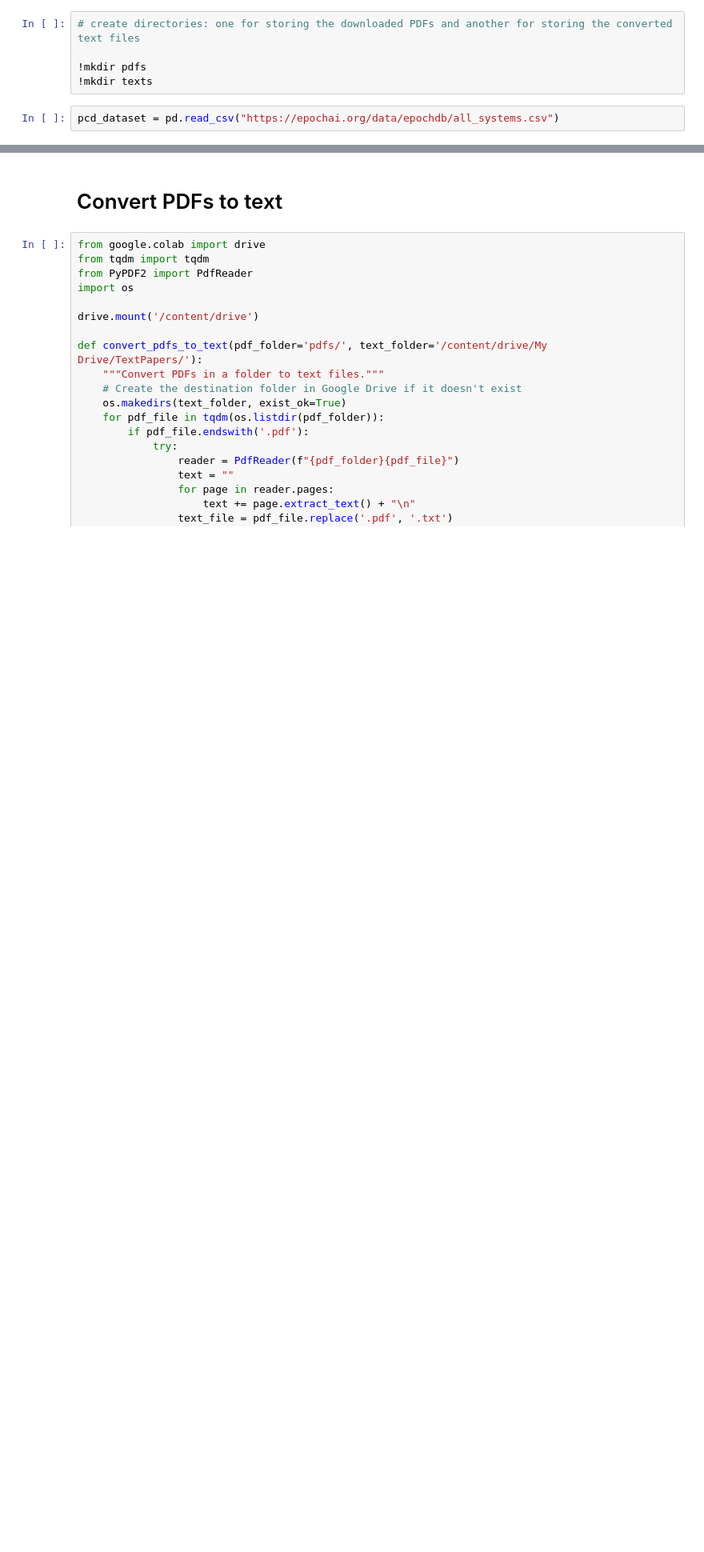
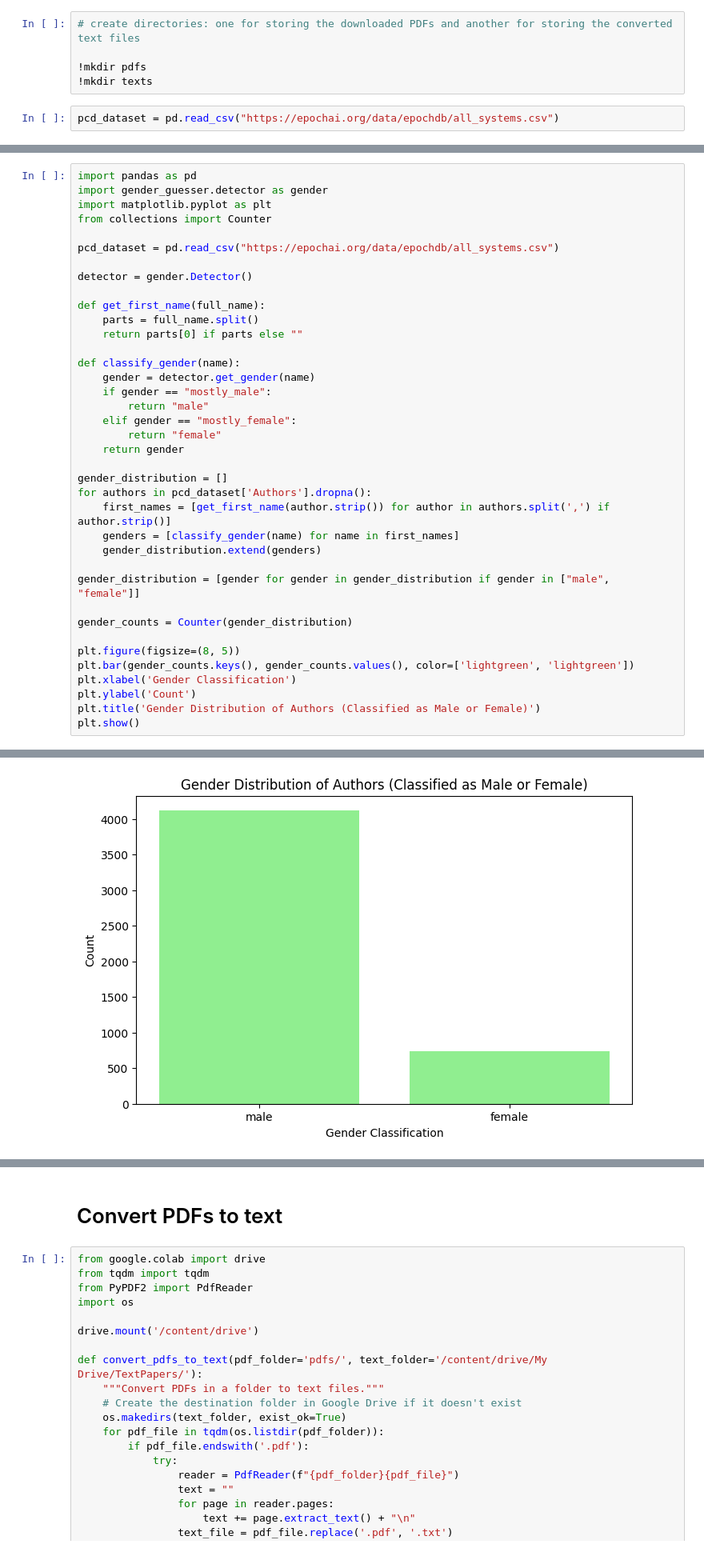
Before and after one commit to atrisovic/citation-study, a Jupyter notebook: Keyword_Extraction.ipynb, the cells around one changed output, grey strips where cells are left out. Shown: that part at 80% size. Drawn from its saved outputs; the diff is of its cells as text; blank space fills up the shorter version.

```diff
--- a/Keyword_Extraction.ipynb
+++ b/Keyword_Extraction.ipynb
@@ -64,0 +235,39 @@ pcd_dataset = pd.read_csv("https://epochai.org/data/epochdb/all_systems.csv")
+# %%
+import pandas as pd
+import gender_guesser.detector as gender
+import matplotlib.pyplot as plt
+from collections import Counter
+
+pcd_dataset = pd.read_csv("https://epochai.org/data/epochdb/all_systems.csv")
+
+detector = gender.Detector()
+
+def get_first_name(full_name):
+    parts = full_name.split()
+    return parts[0] if parts else ""
+
+def classify_gender(name):
+    gender = detector.get_gender(name)
+    if gender == "mostly_male":
+        return "male"
+    elif gender == "mostly_female":
+        return "female"
+    return gender
+
+gender_distribution = []
+for authors in pcd_dataset['Authors'].dropna():
+    first_names = [get_first_name(author.strip()) for author in authors.split(',') if author.strip()]
+    genders = [classify_gender(name) for name in first_names]
+    gender_distribution.extend(genders)
+
+gender_distribution = [gender for gender in gender_distribution if gender in ["male", "female"]]
+
+gender_counts = Counter(gender_distribution)
+
+plt.figure(figsize=(8, 5))
+plt.bar(gender_counts.keys(), gender_counts.values(), color=['lightgreen', 'lightgreen'])
+plt.xlabel('Gender Classification')
+plt.ylabel('Count')
+plt.title('Gender Distribution of Authors (Classified as Male or Female)')
+plt.show()
+# %% [output]
@@ -65,3 +291,4 @@ pcd_dataset = pd.read_csv("https://epochai.org/data/epochdb/all_systems.csv")
+[figure, added]
 # %%
 def get_pdf_url(link):
     if link.endswith(".pdf"):
```
Also changed, not shown: parts of 23 cells of this notebook, 1 other file.
